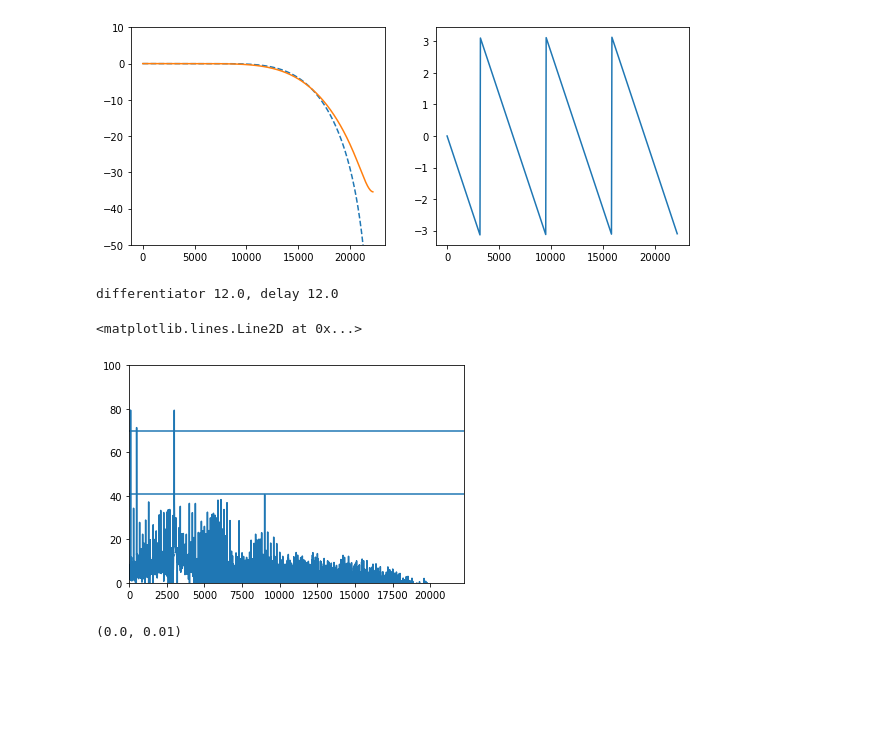
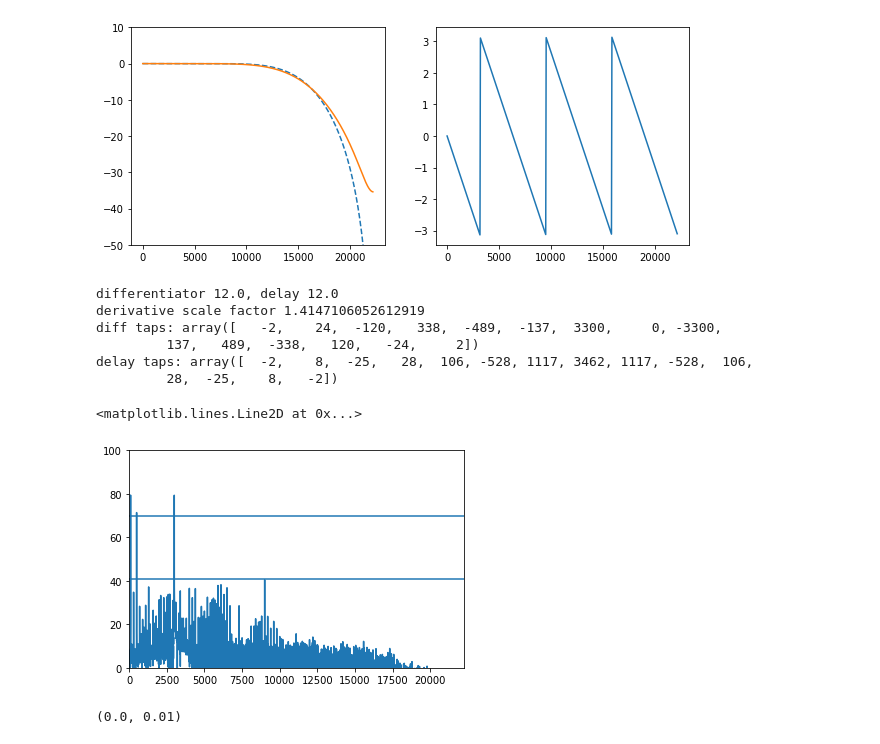
Before and after one commit to nsmith-/rtlcpp, a Jupyter notebook: binder/fmmod.ipynb, the cells around one changed output. Cells and saved outputs as stored; diff of their text form; code cells hidden in the pictures; blank space fills up the shorter version.

```diff
--- a/binder/fmmod.ipynb
+++ b/binder/fmmod.ipynb
@@ -180,39 +180,48 @@ nbits_diff = np.ceil(-np.log2(abs(num[num!=0]).min()))
 nbits_delay = np.ceil(-np.log2(abs(num2[num2!=0]).min()))
 print(f"differentiator {nbits_diff}, delay {nbits_delay}")
 
-num = round2(num, nbits_diff, truncate=False)
-num2 = round2(num2, nbits_delay, truncate=False)
+scale = f_recv / (2. * np.pi * f_dev)
+print("derivative scale factor", scale)
+
+num = round2(num * np.sqrt(scale), nbits_diff, truncate=False)
+num2 = round2(num2 * np.sqrt(scale), nbits_delay, truncate=False)
+
+print(f"diff taps:", repr((num*2**nbits_diff).astype(int)))
+print(f"delay taps:", repr((num2*2**nbits_delay).astype(int)))
 # %% [output]
 differentiator 12.0, delay 12.0
+derivative scale factor 1.4147106052612919
+diff taps: array([   -2,    24,  -120,   338,  -489,  -137,  3300,     0, -3300,
+         137,   489,  -338,   120,   -24,     2])
+delay taps: array([  -2,    8,  -25,   28,  106, -528, 1117, 3462, 1117, -528,  106,
+         28,  -25,    8,   -2])
 # %%
-scale = f_recv / (2. * np.pi * f_dev)
-
 if True:
     delay = (len(num) - 1) // 2
     if True:
         id = signal.lfilter(num2, den2, i)
         qd = signal.lfilter(num2, den2, q)
     else:
         id = np.r_[np.zeros(delay), i[:-delay]]
         qd = np.r_[np.zeros(delay), q[:-delay]]
     ip = signal.lfilter(num, den, i)
     qp = signal.lfilter(num, den, q)
 else:
     delay = 0
     id = i
     ip = np.convolve(i, [0.5, 0, -0.5], 'same')
     qd = q
     qp = np.convolve(q, [0.5, 0, -0.5], 'same')
 
-dphi = (round2(id * qp, 19) - round2(qd * ip, 19)) * scale
+dphi = round2(id * qp - qd * ip, 22)
 plt.plot(dBmag(fft(dphi)))
 plt.gca().set_xlim(0, f_recv / 2)
 plt.gca().set_ylim(0, 100)
 plt.gca().axhline(41)
 plt.gca().axhline(70)
 # %% [output]
 <matplotlib.lines.Line2D at 0x...>
-[figure, old version]
+[figure, new version]
 # %%
 plt.plot(t[::dsamp], dphi, label='Received')
 plt.plot(t[::dsamp] + 400 / f_samp, source[::dsamp], label='Sent')
```
Also changed, not shown: parts of 3 cells of this notebook.
